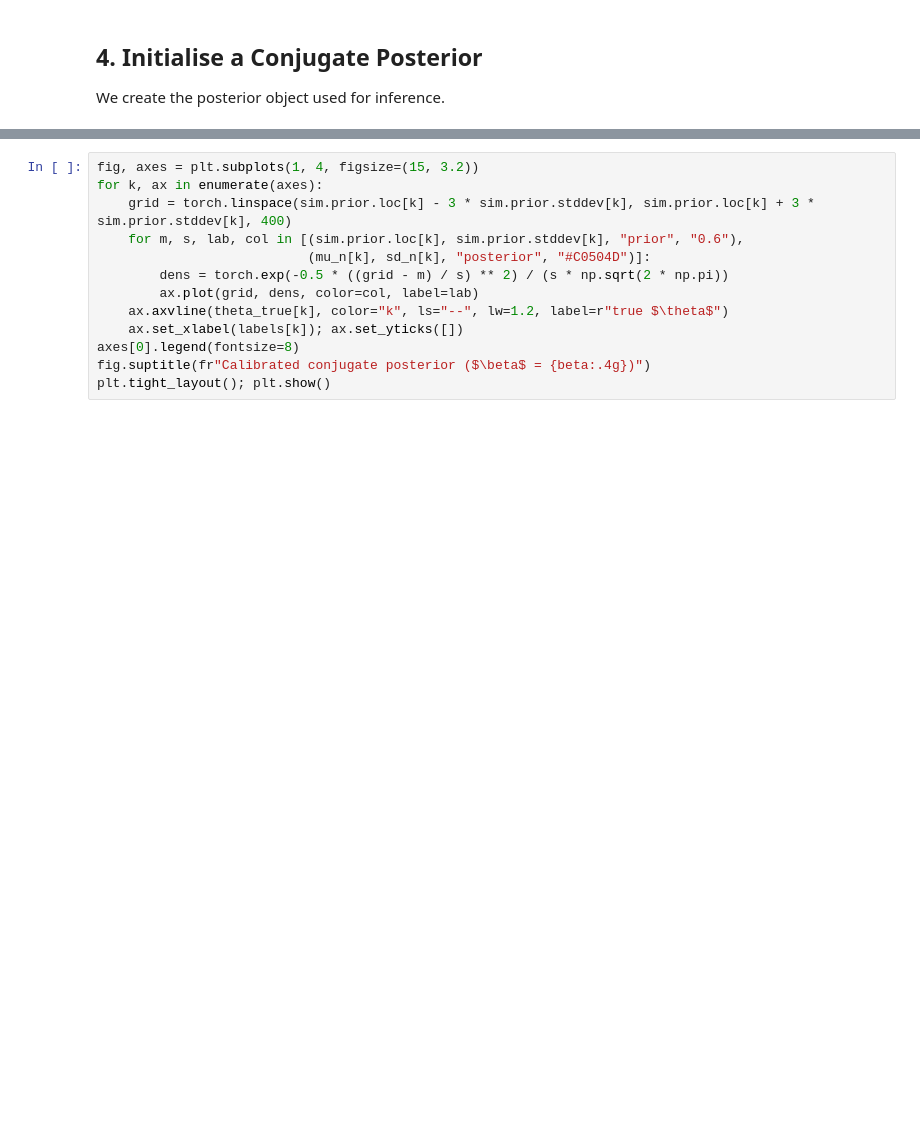
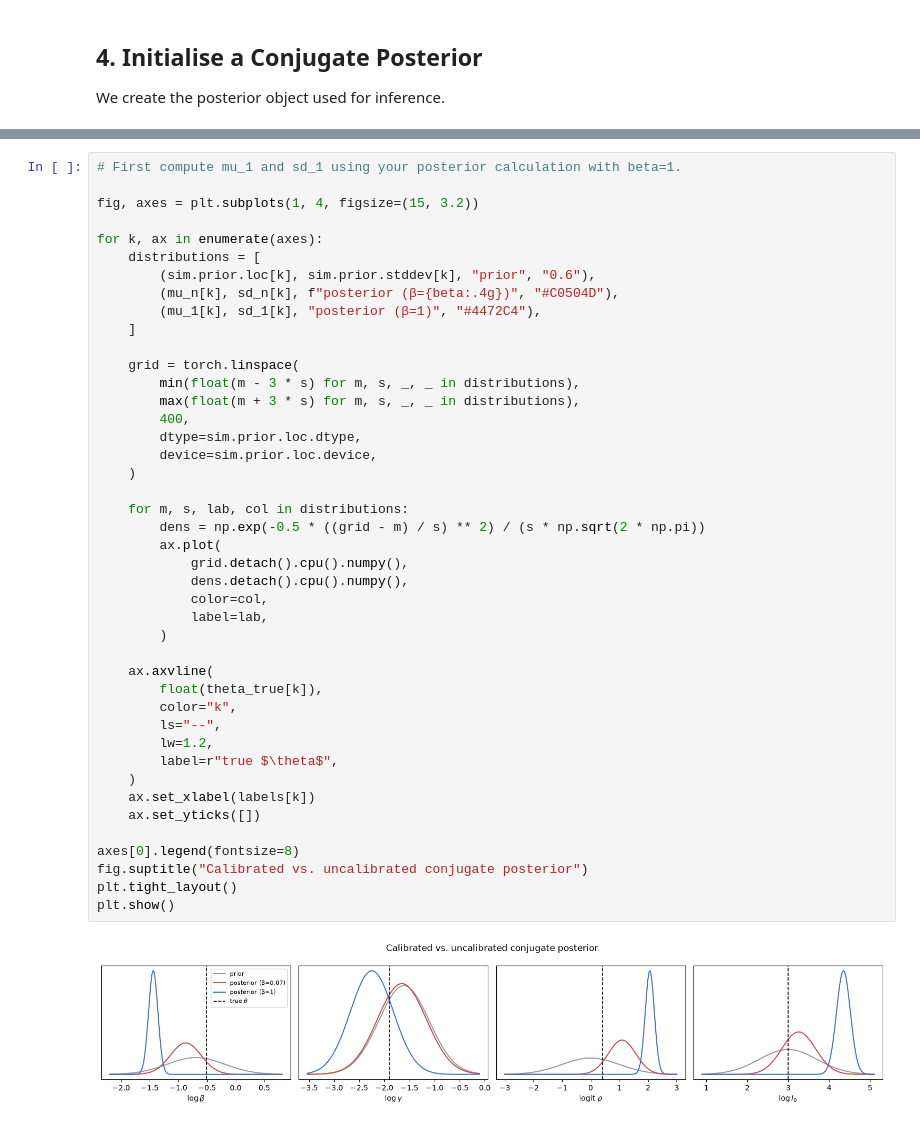
Before and after one commit to julia-sand/nsm-bayes, a Jupyter notebook: examples/sir_conjugate.ipynb, the cells around one changed output, grey strips where cells are left out. Drawn from its saved outputs; the diff is of its cells as text; blank space fills up the shorter version.

```diff
--- a/examples/sir_conjugate.ipynb
+++ b/examples/sir_conjugate.ipynb
@@ -241,13 +229,45 @@ for k in range(4):
 # %%
+# First compute mu_1 and sd_1 using your posterior calculation with beta=1.
+
 fig, axes = plt.subplots(1, 4, figsize=(15, 3.2))
+
 for k, ax in enumerate(axes):
-    grid = torch.linspace(sim.prior.loc[k] - 3 * sim.prior.stddev[k], sim.prior.loc[k] + 3 * sim.prior.stddev[k], 400)
-    for m, s, lab, col in [(sim.prior.loc[k], sim.prior.stddev[k], "prior", "0.6"),
-                           (mu_n[k], sd_n[k], "posterior", "#C0504D")]:
-        dens = torch.exp(-0.5 * ((grid - m) / s) ** 2) / (s * np.sqrt(2 * np.pi))
-        ax.plot(grid, dens, color=col, label=lab)
-    ax.axvline(theta_true[k], color="k", ls="--", lw=1.2, label=r"true $\theta$")
-    ax.set_xlabel(labels[k]); ax.set_yticks([])
+    distributions = [
+        (sim.prior.loc[k], sim.prior.stddev[k], "prior", "0.6"),
+        (mu_n[k], sd_n[k], f"posterior (β={beta:.4g})", "#C0504D"),
+        (mu_1[k], sd_1[k], "posterior (β=1)", "#4472C4"),
+    ]
+
+    grid = torch.linspace(
+        min(float(m - 3 * s) for m, s, _, _ in distributions),
+        max(float(m + 3 * s) for m, s, _, _ in distributions),
+        400,
+        dtype=sim.prior.loc.dtype,
+        device=sim.prior.loc.device,
+    )
+
+    for m, s, lab, col in distributions:
+        dens = np.exp(-0.5 * ((grid - m) / s) ** 2) / (s * np.sqrt(2 * np.pi))
+        ax.plot(
+            grid.detach().cpu().numpy(),
+            dens.detach().cpu().numpy(),
+            color=col,
+            label=lab,
+        )
+
+    ax.axvline(
+        float(theta_true[k]),
+        color="k",
+        ls="--",
+        lw=1.2,
+        label=r"true $\theta$",
+    )
+    ax.set_xlabel(labels[k])
+    ax.set_yticks([])
+
 axes[0].legend(fontsize=8)
-fig.suptitle(fr"Calibrated conjugate posterior ($\beta$ = {beta:.4g})")
-plt.tight_layout(); plt.show()
+fig.suptitle("Calibrated vs. uncalibrated conjugate posterior")
+plt.tight_layout()
+plt.show()
+# %% [output]
+[figure, added]
```
Also changed, not shown: parts of 20 cells of this notebook, 2 other files.
